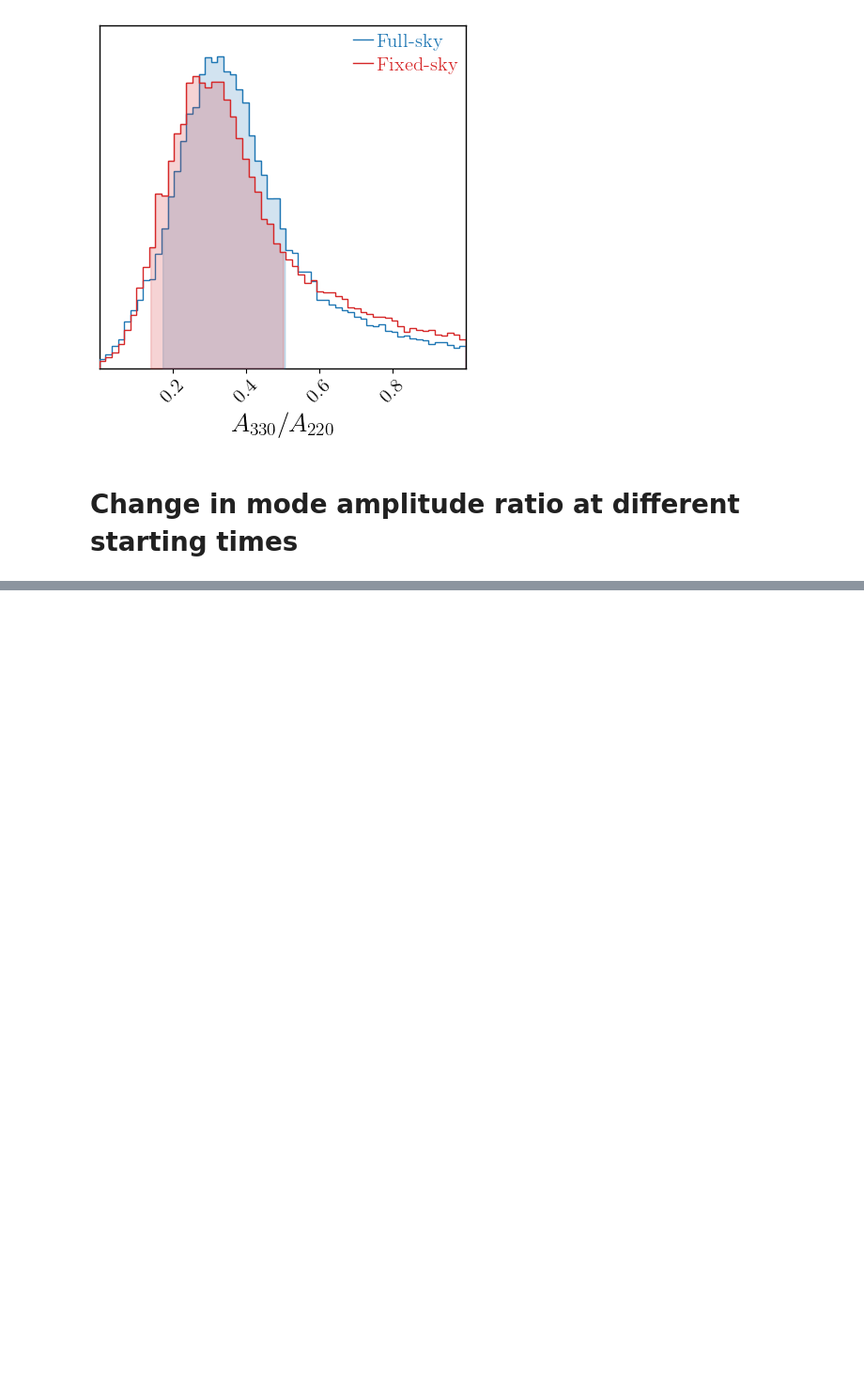
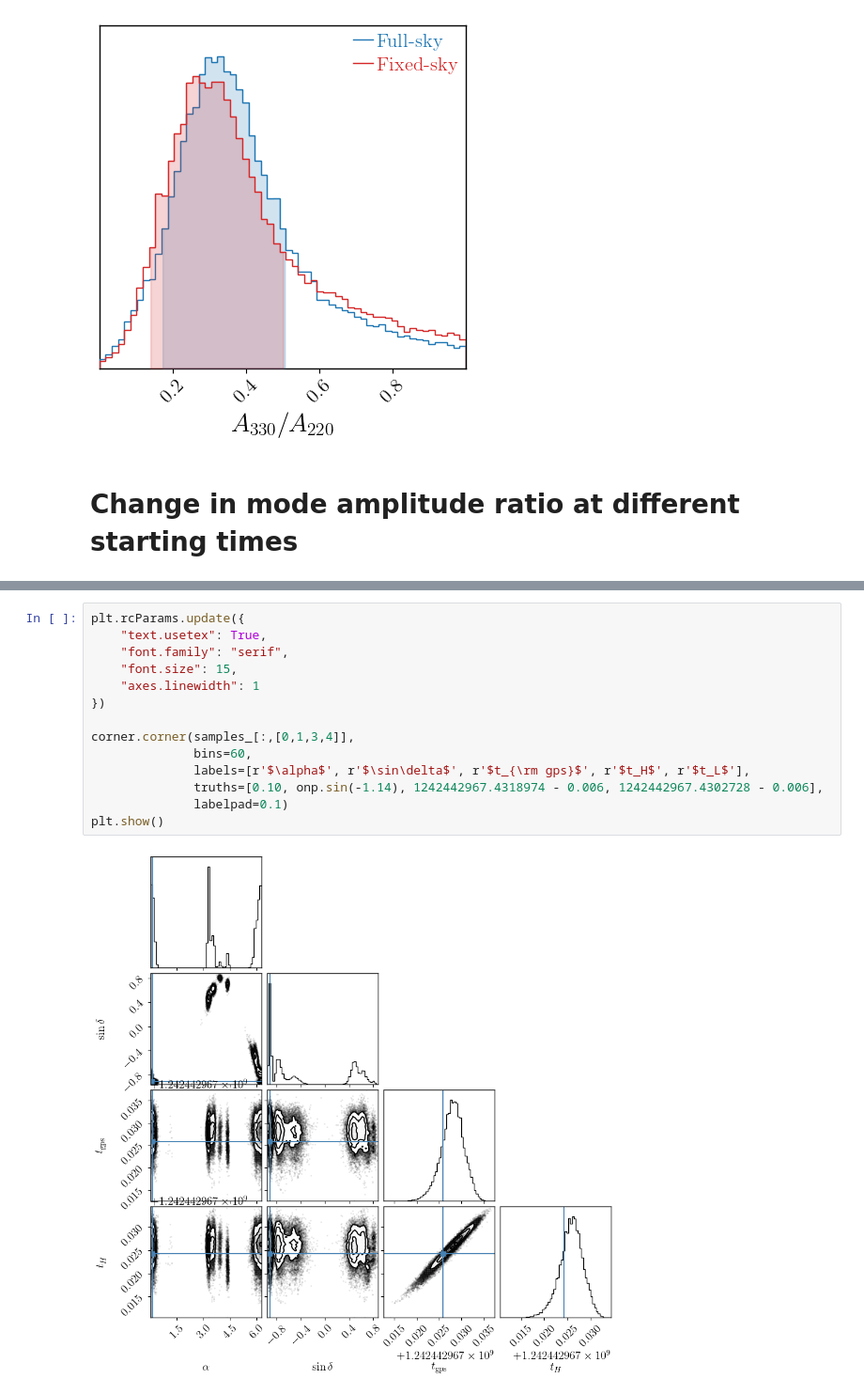
Before and after one commit to kallolD/skyRing, a Jupyter notebook: examples/GW190521.ipynb, the cells around one changed output, grey strips where cells are left out. Shown at 94% size. Cells and saved outputs as stored; diff of their text form; blank space fills up the shorter version.

```diff
--- a/examples/GW190521.ipynb
+++ b/examples/GW190521.ipynb
@@ -433,0 +524,16 @@ plt.show()
+# %%
+plt.rcParams.update({
+    "text.usetex": True,
+    "font.family": "serif",
+    "font.size": 15,
+    "axes.linewidth": 1
+})
+
+corner.corner(samples_[:,[0,1,3,4]],
+              bins=60,
+              labels=[r'$\alpha$', r'$\sin\delta$', r'$t_{\rm gps}$', r'$t_H$', r'$t_L$'],
+              truths=[0.10, onp.sin(-1.14), 1242442967.4318974 - 0.006, 1242442967.4302728 - 0.006],
+              labelpad=0.1)
+plt.show()
+# %% [output]
+[figure, added]
```
Also changed, not shown: parts of 6 cells of this notebook, 27 other files.
